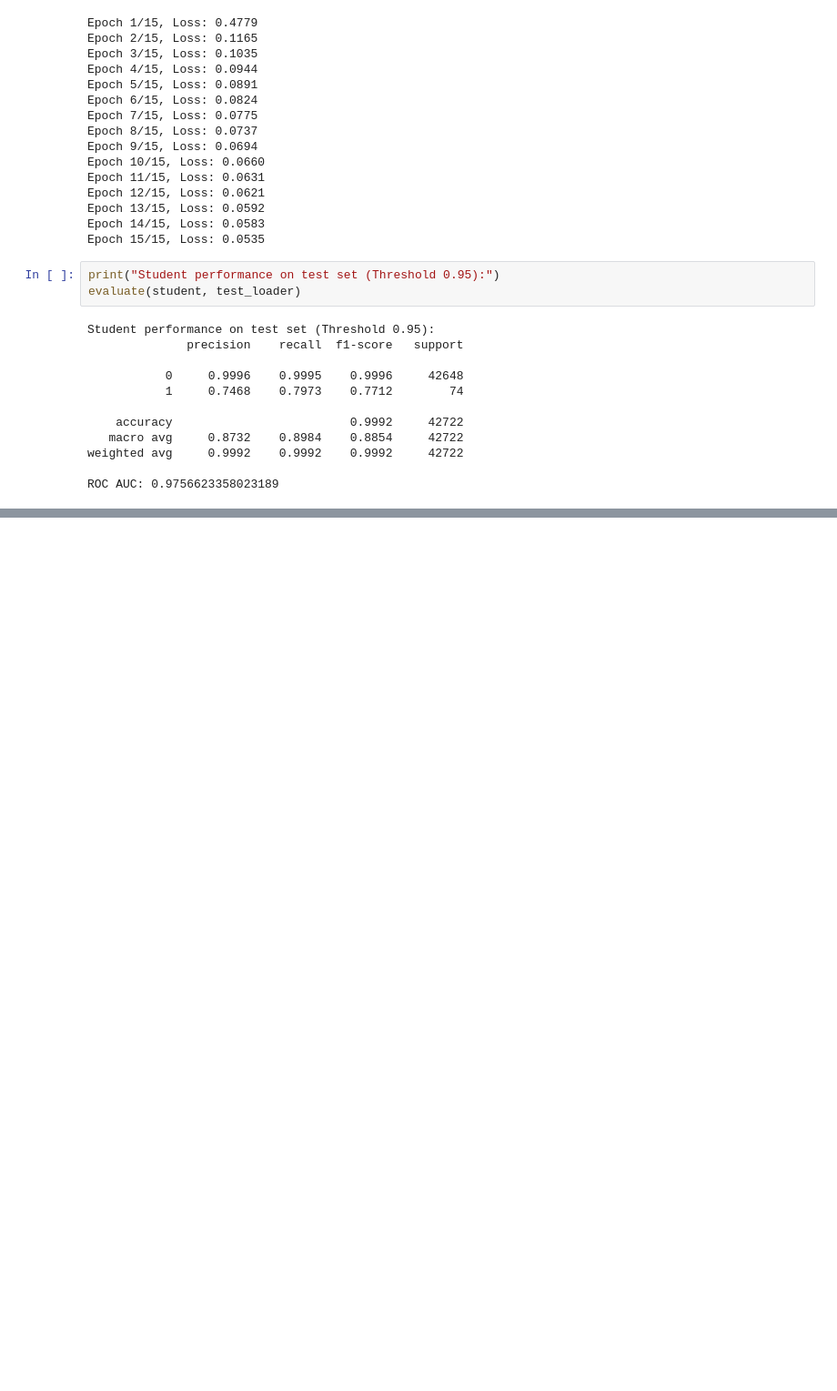
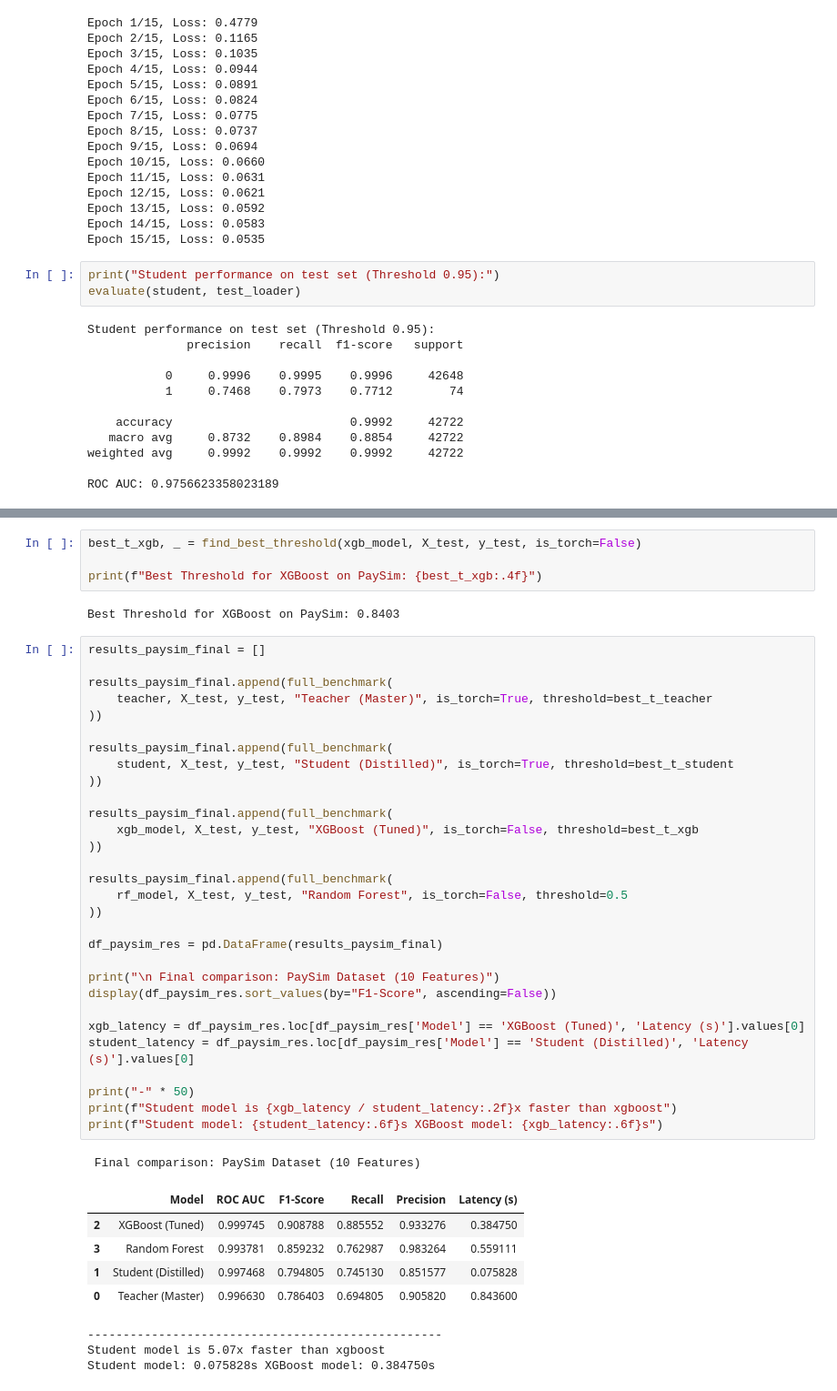
Before and after one commit to tasosbliagkos/Knowledge-Distillation-on-a-Fraud-detection-system., a Jupyter notebook: KD_code.ipynb, the cells around one changed output, grey strips where cells are left out. Shown at 91% size. Cells and saved outputs as stored; diff of their text form; blank space fills up the shorter version.

```diff
--- a/KD_code.ipynb
+++ b/KD_code.ipynb
@@ -696,0 +823,46 @@ Student is 6.27x faster than XGBoost
+# %%
+best_t_xgb, _ = find_best_threshold(xgb_model, X_test, y_test, is_torch=False)
+
+print(f"Best Threshold for XGBoost on PaySim: {best_t_xgb:.4f}")
+# %% [output]
+Best Threshold for XGBoost on PaySim: 0.8403
+# %%
+results_paysim_final = []
+
+results_paysim_final.append(full_benchmark(
+    teacher, X_test, y_test, "Teacher (Master)", is_torch=True, threshold=best_t_teacher
+))
+
+results_paysim_final.append(full_benchmark(
+    student, X_test, y_test, "Student (Distilled)", is_torch=True, threshold=best_t_student
+))
+
+results_paysim_final.append(full_benchmark(
+    xgb_model, X_test, y_test, "XGBoost (Tuned)", is_torch=False, threshold=best_t_xgb
+))
+
+results_paysim_final.append(full_benchmark(
+    rf_model, X_test, y_test, "Random Forest", is_torch=False, threshold=0.5
+))
+
+df_paysim_res = pd.DataFrame(results_paysim_final)
+
+print("\n Final comparison: PaySim Dataset (10 Features)")
+display(df_paysim_res.sort_values(by="F1-Score", ascending=False))
+
+xgb_latency = df_paysim_res.loc[df_paysim_res['Model'] == 'XGBoost (Tuned)', 'Latency (s)'].values[0]
+student_latency = df_paysim_res.loc[df_paysim_res['Model'] == 'Student (Distilled)', 'Latency (s)'].values[0]
+
+print("-" * 50)
+print(f"Student model is {xgb_latency / student_latency:.2f}x faster than xgboost")
+print(f"Student model: {student_latency:.6f}s XGBoost model: {xgb_latency:.6f}s")
+# %% [output]
+ Final comparison: PaySim Dataset (10 Features)
+|  | Model | ROC AUC | F1-Score | Recall | Precision | Latency (s) |
+| 2 | XGBoost (Tuned) | 0.999745 | 0.908788 | 0.885552 | 0.933276 | 0.384750 |
+| 3 | Random Forest | 0.993781 | 0.859232 | 0.762987 | 0.983264 | 0.559111 |
+| 1 | Student (Distilled) | 0.997468 | 0.794805 | 0.745130 | 0.851577 | 0.075828 |
+| 0 | Teacher (Master) | 0.996630 | 0.786403 | 0.694805 | 0.905820 | 0.843600 |
+--------------------------------------------------
+Student model is 5.07x faster than xgboost
+Student model: 0.075828s XGBoost model: 0.384750s
```
Also changed, not shown: parts of 15 cells of this notebook.
